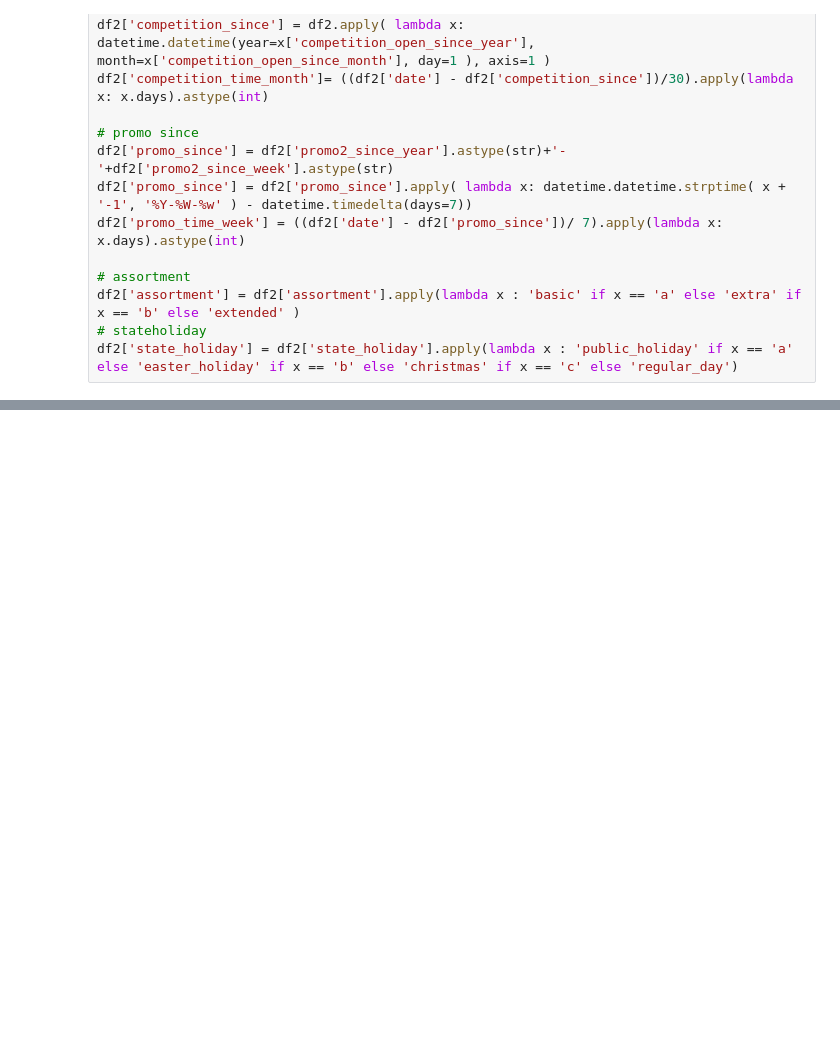
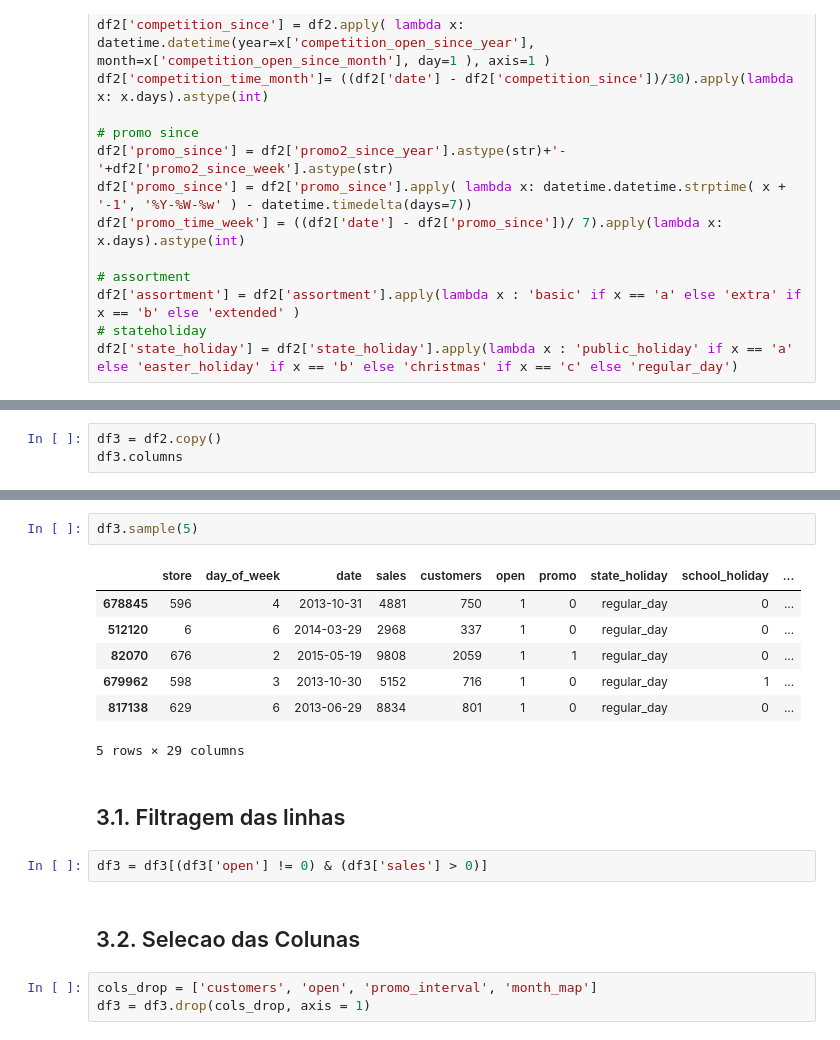
Before and after one commit to celestino-ferraz/DataScience-Em-Producao, a Jupyter notebook: m03_v01_store_sales_prediction.ipynb, the cells around one changed output, grey strips where cells are left out. Drawn from its saved outputs; the diff is of its cells as text; blank space fills up the shorter version.

Commit message:
add filtragem de variaveis

```diff
--- a/m03_v01_store_sales_prediction.ipynb
+++ b/m03_v01_store_sales_prediction.ipynb
@@ -442,0 +445,3 @@ df2.sample(20).T
+# %%
+df3 = df2.copy()
+df3.columns
@@ -442,0 +457,19 @@ df2.sample(20).T
+# %%
+df3.sample(5)
+# %% [output]
+|  | store | day_of_week | date | sales | customers | open | promo | state_holiday | school_holiday | ... |
+| 678845 | 596 | 4 | 2013-10-31 | 4881 | 750 | 1 | 0 | regular_day | 0 | ... |
+| 512120 | 6 | 6 | 2014-03-29 | 2968 | 337 | 1 | 0 | regular_day | 0 | ... |
+| 82070 | 676 | 2 | 2015-05-19 | 9808 | 2059 | 1 | 1 | regular_day | 0 | ... |
+| 679962 | 598 | 3 | 2013-10-30 | 5152 | 716 | 1 | 0 | regular_day | 1 | ... |
+| 817138 | 629 | 6 | 2013-06-29 | 8834 | 801 | 1 | 0 | regular_day | 0 | ... |
+5 rows × 29 columns
+# %% [markdown]
+## 3.1. Filtragem das linhas
+# %%
+df3 = df3[(df3['open'] != 0) & (df3['sales'] > 0)]
+# %% [markdown]
+## 3.2. Selecao das Colunas
+# %%
+cols_drop = ['customers', 'open', 'promo_interval', 'month_map']
+df3 = df3.drop(cols_drop, axis = 1)
```
Also changed, not shown: parts of 7 cells of this notebook.
